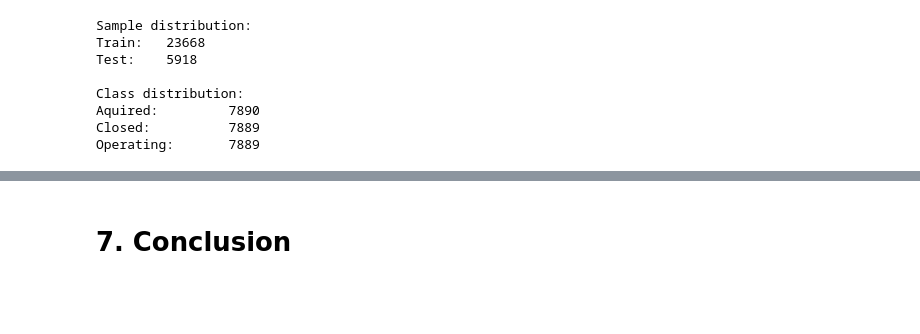
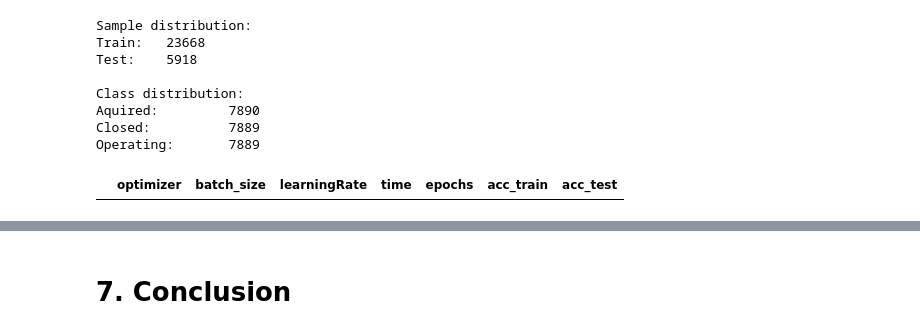
Before and after one commit to lgndluke/ML_Lab_Project, a Jupyter notebook: Lab_Project/ML_Lab_Project.ipynb, the cells around one changed output, grey strips where cells are left out. Drawn from its saved outputs; the diff is of its cells as text; code cells hidden in the pictures; blank space fills up the shorter version.

```diff
--- a/Lab_Project/ML_Lab_Project.ipynb
+++ b/Lab_Project/ML_Lab_Project.ipynb
@@ -389,3 +399,12 @@ class NeuralNetwork(nn.Module):
 
     def forward(self, X, **kwargs):
         return self.model(X)
+# %%
+# =======================================================================================================
+# Create results DataFrame:
+# =======================================================================================================
+
+results = pd.DataFrame.from_records([], columns=['optimizer','batch_size','learningRate','time','epochs','acc_train','acc_test'])
+results
+# %% [output]
+|  | optimizer | batch_size | learningRate | time | epochs | acc_train | acc_test |
```
Also changed, not shown: parts of 14 cells of this notebook.
